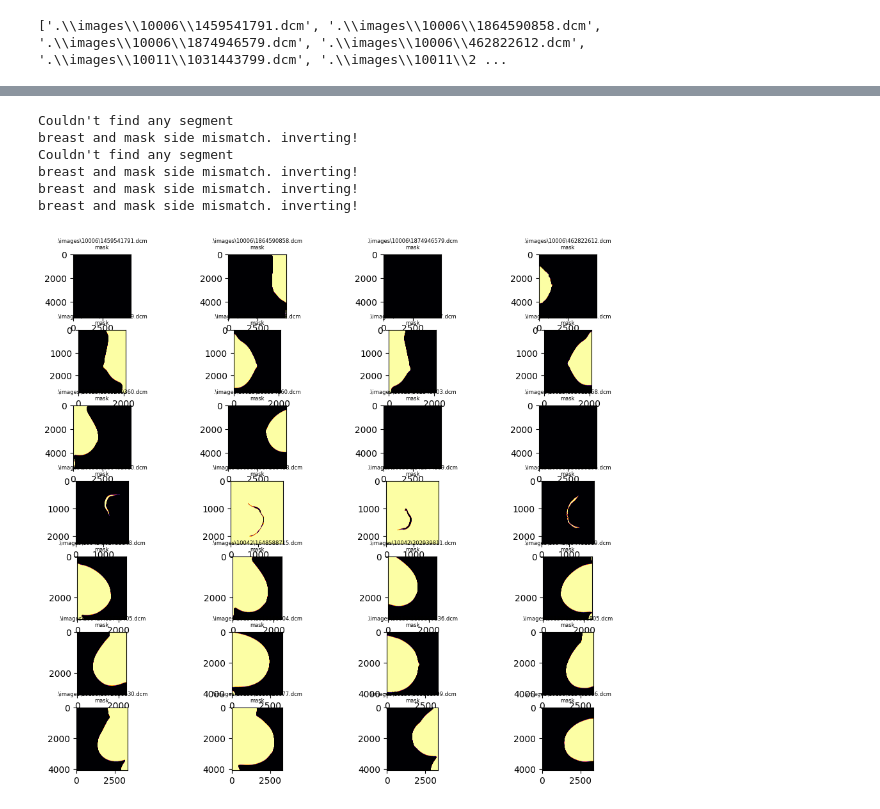
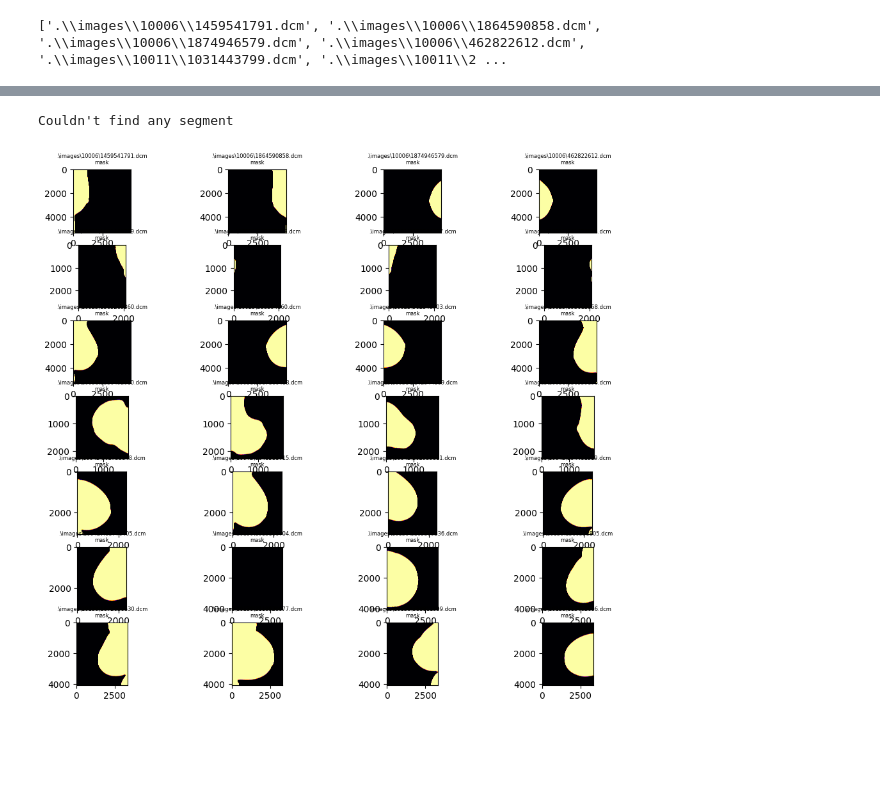
Before and after one commit to 5020hunter/RSNA-Breast-Cancer, a Jupyter notebook: preprocessing.ipynb, the cells around one changed output, grey strips where cells are left out. Cells and saved outputs as stored; diff of their text form; code cells hidden in the pictures; blank space fills up the shorter version.

```diff
--- a/preprocessing.ipynb
+++ b/preprocessing.ipynb
@@ -48,7 +48,7 @@ def breast_segment(im, scale_factor=0.25, threshold=3900, felzenzwalb_scale=0.15
     im_small_filt = equalize_hist(im_small_filt)
 
     # run felzenzwalb
-    segments = felzenszwalb(im_small_filt, scale=felzenzwalb_scale)
+    segments = felzenszwalb(im_small_filt, scale=felzenzwalb_scale, sigma=0.95, min_size=5)
     segments += 1  # otherwise, labels() would ignore segment with segment=0
 
     props = regionprops(segments)
@@ -136,12 +136,16 @@ print(im_files)
 imgs = []
 for file in im_files:
     ds = pydicom.dcmread(file) #Read .dcm file
-    imgs.append(np.array(ds.pixel_array, dtype=np.uint8))
+    if ds.PhotometricInterpretation == 'MONOCHROME1':
+        img = ds.pixel_array.max() - ds.pixel_array
+    if ds.PhotometricInterpretation == 'MONOCHROME2':
+        img = ds.pixel_array - ds.pixel_array.min()
+    imgs.append(img)
 # %%
 %matplotlib inline
 plt.figure(figsize=(12,12))
 for i, img in enumerate(imgs):
     plt.subplot(len(imgs)//4 + 1, 4, i+1)
     plt.title(im_files[i], fontsize=6)
-    plt.imshow(img, cmap='gray')
+    plt.imshow(img, cmap='bone')
 # %% [output]
@@ -149,18 +153,13 @@ for i, img in enumerate(imgs):
 # %%
 %matplotlib inline
 masks_bboxes = []
 plt.figure(figsize=(12,12))
 for i, img in enumerate(imgs):
-    mask, bbox = breast_segment(img, scale_factor=.25, threshold=30000)
+    mask, bbox = breast_segment(img, scale_factor=.25, threshold=3000)
     masks_bboxes.append((mask,bbox))
     plt.subplot(len(imgs)//4 + 1, 4, i+1)
     plt.title(im_files[i] + '\nmask', fontsize=6)
     plt.imshow(mask, cmap='inferno')
 # %% [output]
 Couldn't find any segment
-breast and mask side mismatch. inverting!
-Couldn't find any segment
-breast and mask side mismatch. inverting!
-breast and mask side mismatch. inverting!
-breast and mask side mismatch. inverting!
-[figure, old version]
+[figure, new version]
```
Also changed, not shown: parts of 5 cells of this notebook, 5 other files.
